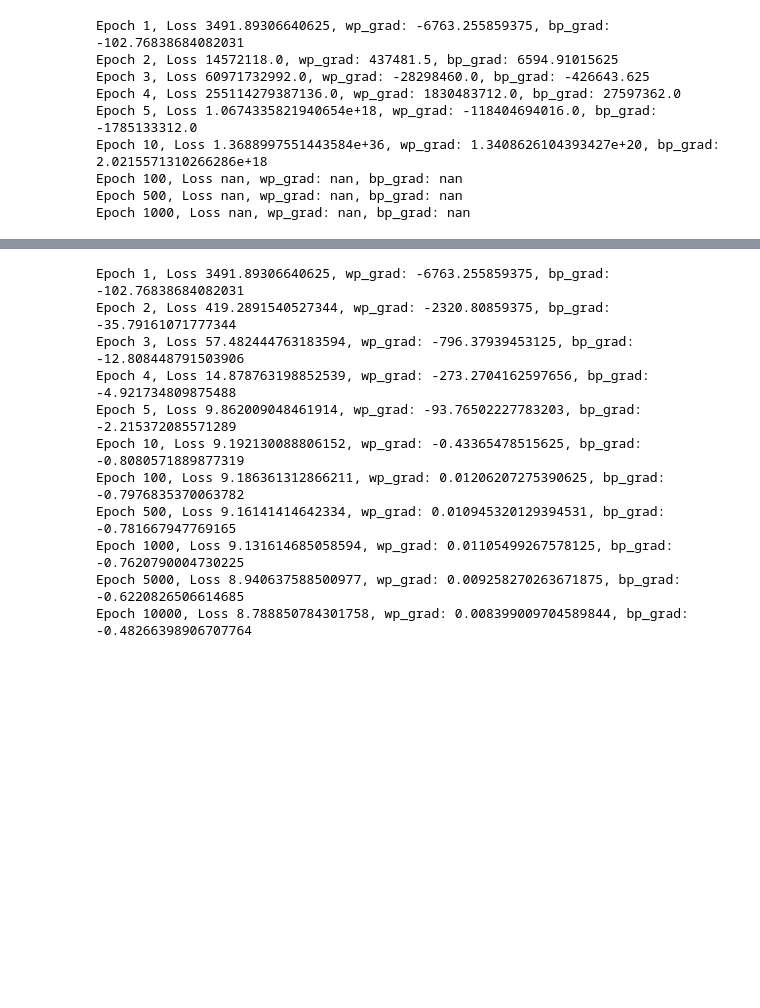
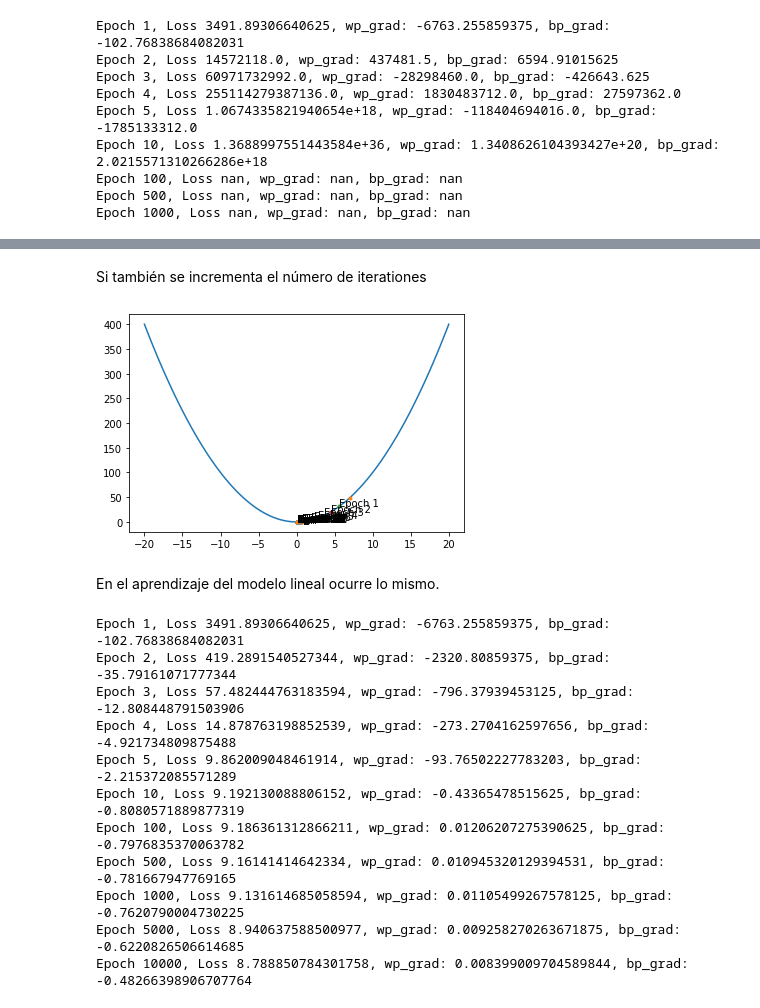
Before and after one commit to rusamentiaga/pytorch-test, a Jupyter notebook: 2_learning.ipynb, the cells around one changed output, grey strips where cells are left out. Saved outputs shown, nothing was run; the diff lists cells and outputs as text; code cells hidden in the pictures; blank space fills up the shorter version.

```diff
--- a/2_learning.ipynb
+++ b/2_learning.ipynb
@@ -221,3 +237,16 @@ TypeError: ignored
+# %% [markdown]
+Si también se incrementa el número de iterationes
+# %%
+plt.plot(xt,yt)
+
+n_epochs = 30
+learning_rate = 0.1
+
+train_test(n_epochs, learning_rate, xi, yi)
+# %% [output]
+[figure, added]
+# %% [markdown]
+En el aprendizaje del modelo lineal ocurre lo mismo.
 # %%
 (wp, bp, loss) = training_loop(n_epochs = 10000,
               learning_rate = 1e-4,
```
Also changed, not shown: parts of 33 cells of this notebook.
